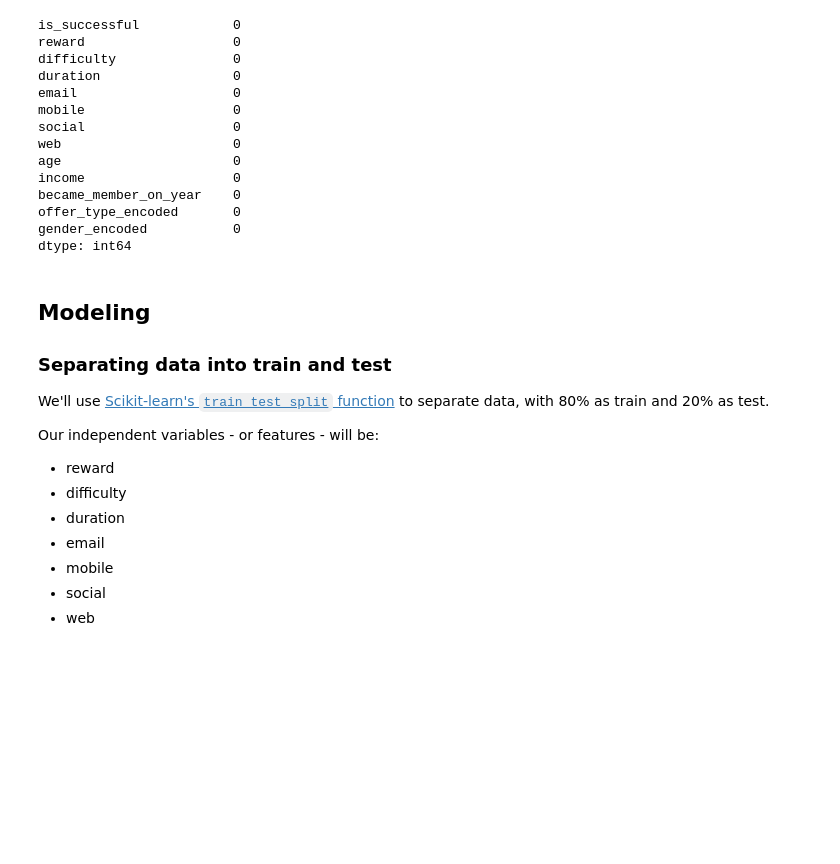
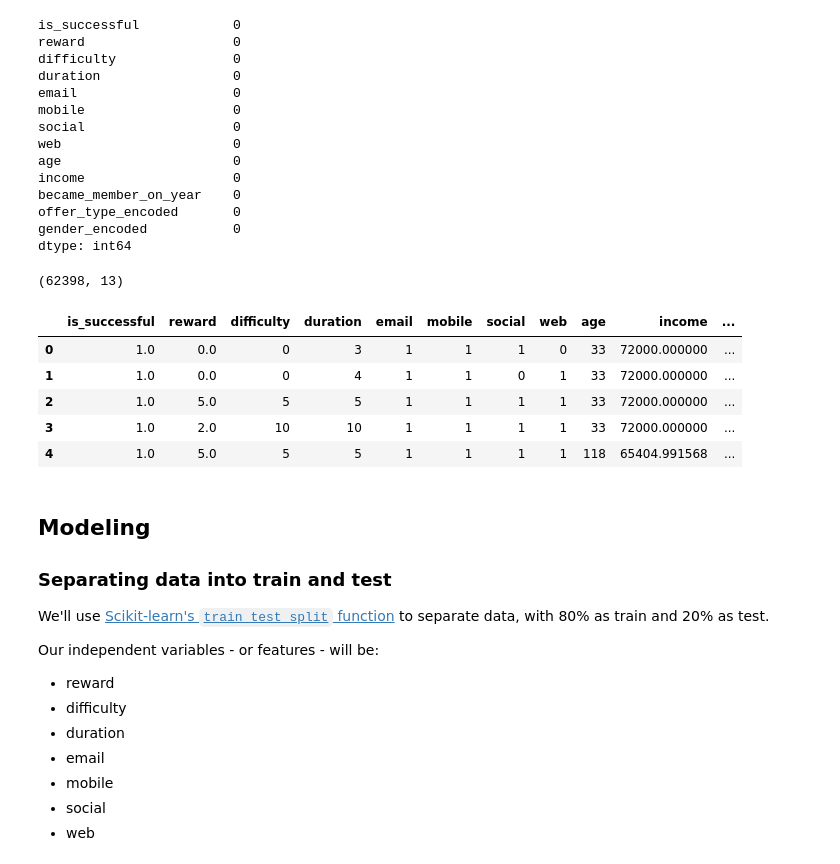
Before and after one commit to juliatessler/udacity-mle-nanodegree, a Jupyter notebook: Starbucks_Capstone_Project.ipynb, the cells around one changed output. Saved outputs shown, nothing was run; the diff lists cells and outputs as text; code cells hidden in the pictures; blank space fills up the shorter version.

```diff
--- a/Starbucks_Capstone_Project.ipynb
+++ b/Starbucks_Capstone_Project.ipynb
@@ -1315,6 +1324,19 @@ became_member_on_year    0
 offer_type_encoded       0
 gender_encoded           0
 dtype: int64
+# %%
+final_dataset.shape
+# %% [output]
+(62398, 13)
+# %%
+final_dataset.head()
+# %% [output]
+|  | is_successful | reward | difficulty | duration | email | mobile | social | web | age | income | ... |
+| 0 | 1.0 | 0.0 | 0 | 3 | 1 | 1 | 1 | 0 | 33 | 72000.000000 | ... |
+| 1 | 1.0 | 0.0 | 0 | 4 | 1 | 1 | 0 | 1 | 33 | 72000.000000 | ... |
+| 2 | 1.0 | 5.0 | 5 | 5 | 1 | 1 | 1 | 1 | 33 | 72000.000000 | ... |
+| 3 | 1.0 | 2.0 | 10 | 10 | 1 | 1 | 1 | 1 | 33 | 72000.000000 | ... |
+| 4 | 1.0 | 5.0 | 5 | 5 | 1 | 1 | 1 | 1 | 118 | 65404.991568 | ... |
 # %% [markdown]
 ## Modeling
 ### Separating data into train and test
```
Also changed, not shown: parts of 6 cells of this notebook, 1 other file.
